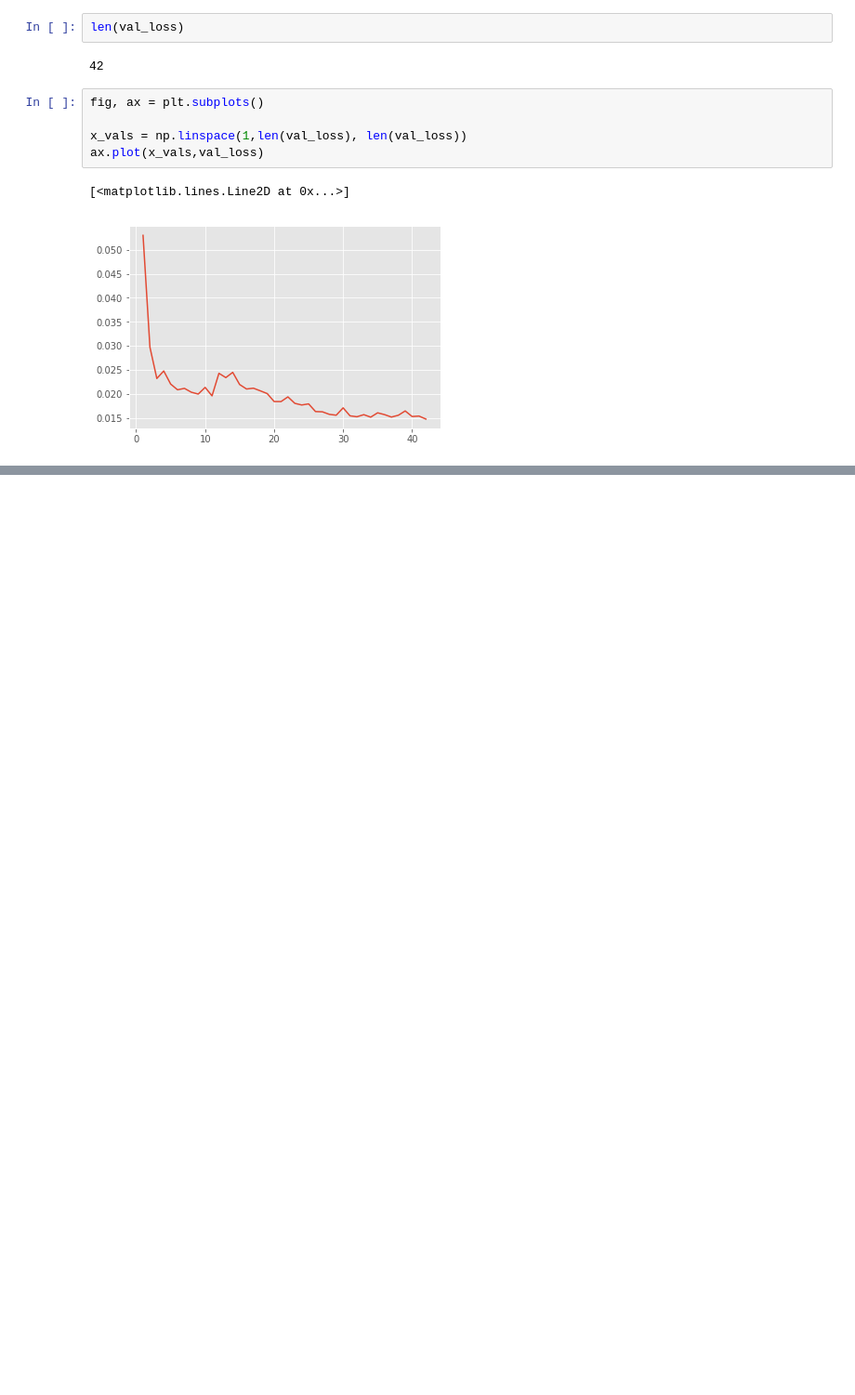
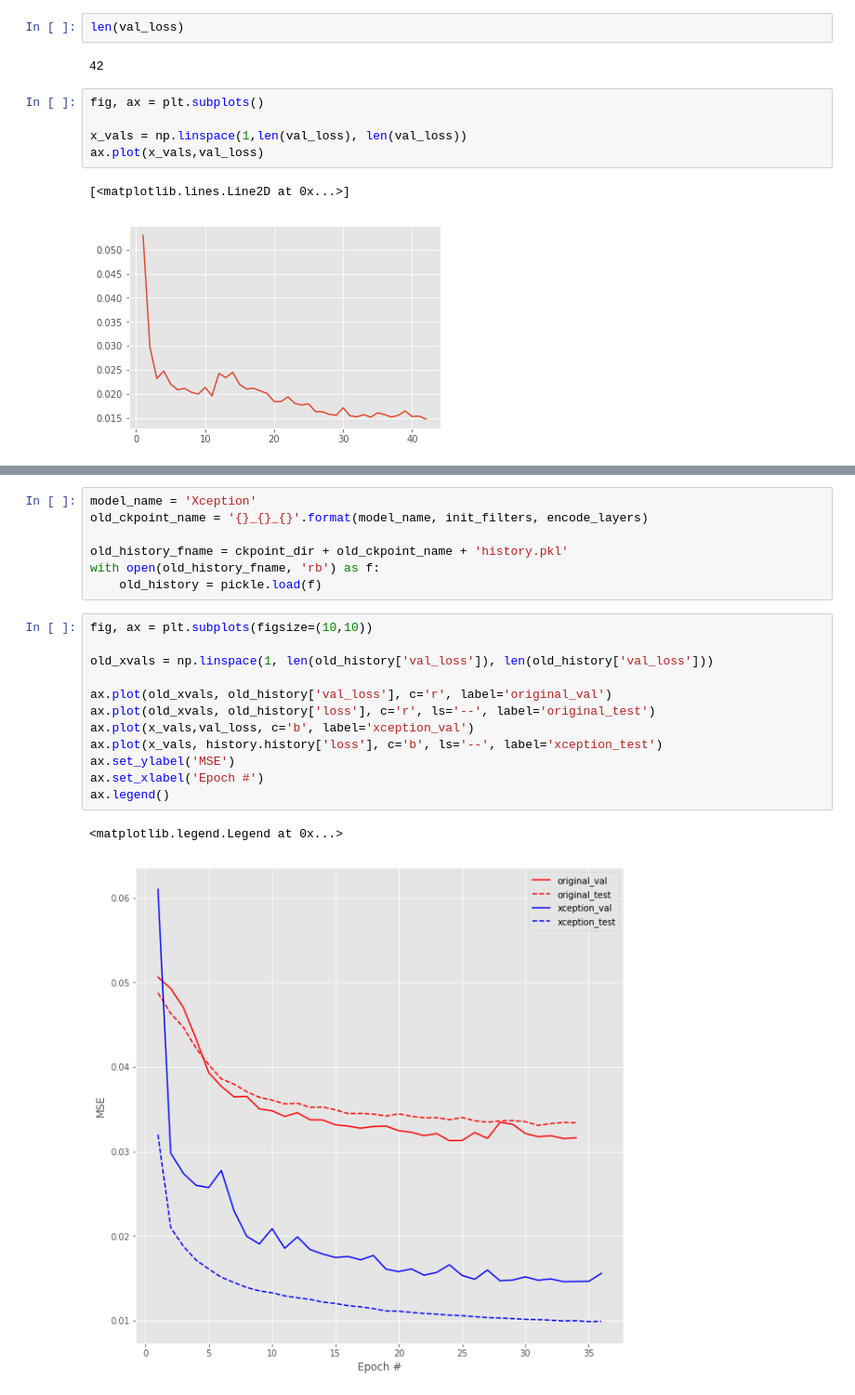
Before and after one commit to connorslagle/homes-like-this, a Jupyter notebook: cnn_sandbox.ipynb, the cells around one changed output, grey strips where cells are left out. Shown: that part at 93% size. Drawn from its saved outputs; the diff is of its cells as text; blank space fills up the shorter version.

```diff
--- a/cnn_sandbox.ipynb
+++ b/cnn_sandbox.ipynb
@@ -344,0 +511,22 @@ ax.plot(x_vals,val_loss)
+# %%
+model_name = 'Xception'
+old_ckpoint_name = '{}_{}_{}'.format(model_name, init_filters, encode_layers)
+
+old_history_fname = ckpoint_dir + old_ckpoint_name + 'history.pkl'
+with open(old_history_fname, 'rb') as f:
+    old_history = pickle.load(f)
+# %%
+fig, ax = plt.subplots(figsize=(10,10))
+
+old_xvals = np.linspace(1, len(old_history['val_loss']), len(old_history['val_loss']))
+
+ax.plot(old_xvals, old_history['val_loss'], c='r', label='original_val')
+ax.plot(old_xvals, old_history['loss'], c='r', ls='--', label='original_test')
+ax.plot(x_vals,val_loss, c='b', label='xception_val')
+ax.plot(x_vals, history.history['loss'], c='b', ls='--', label='xception_test')
+ax.set_ylabel('MSE')
+ax.set_xlabel('Epoch #')
+ax.legend()
+# %% [output]
+<matplotlib.legend.Legend at 0x...>
+[figure, added]
```
Also changed, not shown: parts of 12 cells of this notebook, 1 other file.
